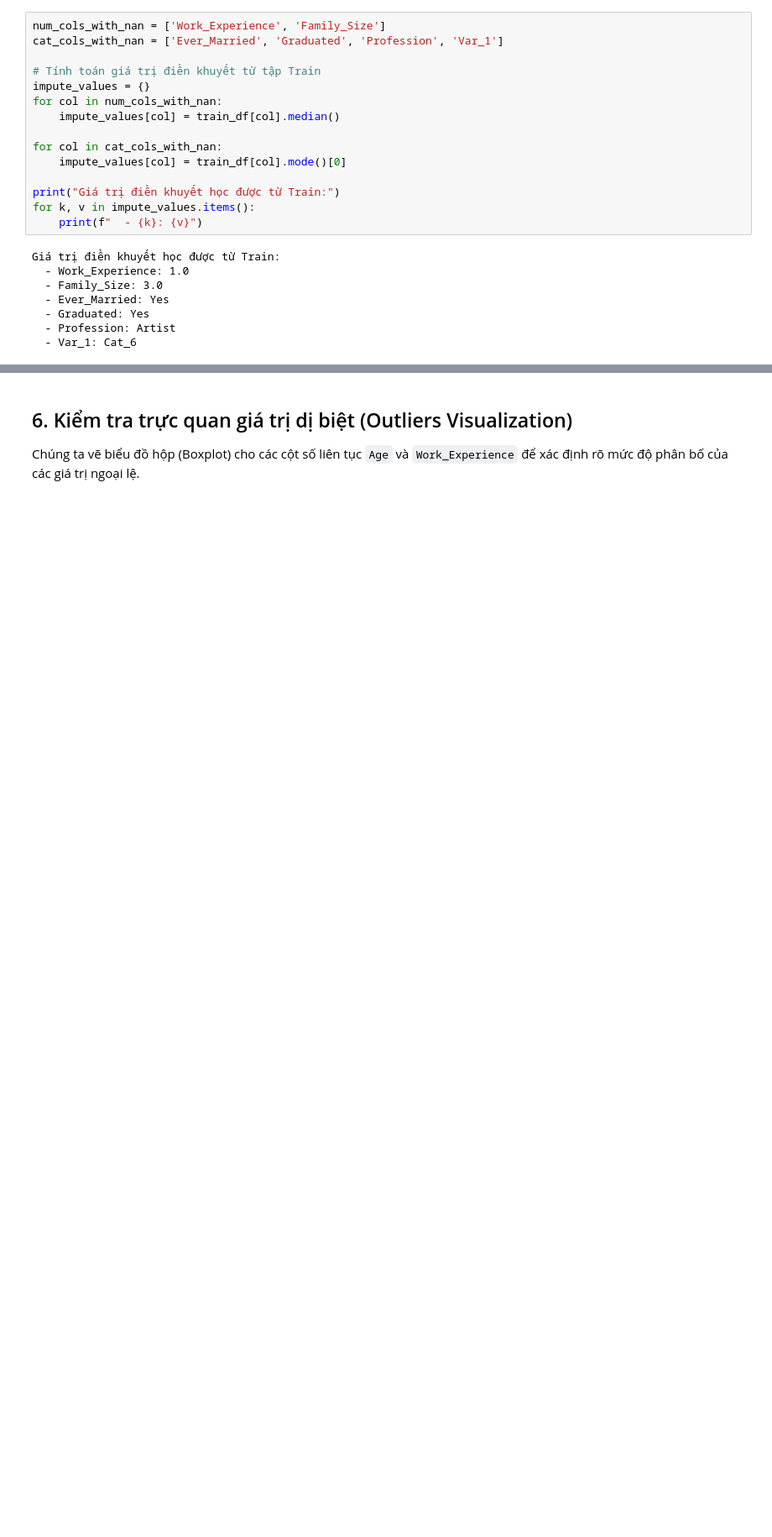
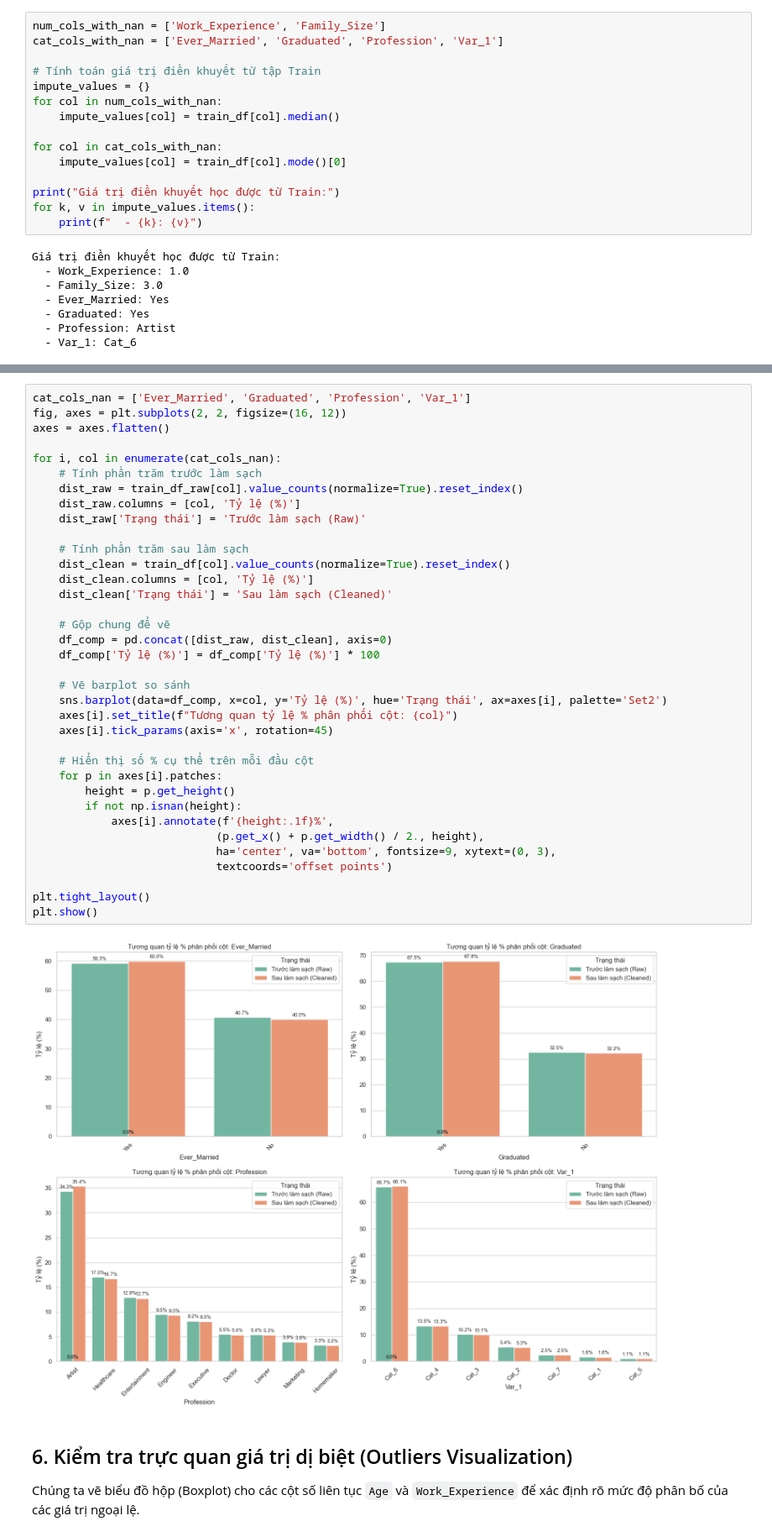
Before and after one commit to itsanhkhoi12/UTH-MACHINE-LEARNING-ASSIGNMENTS-GR02, a Jupyter notebook: practice_3/vqd_3/03_data_cleaning.ipynb, the cells around one changed output, grey strips where cells are left out. Shown at 84% size. Drawn from its saved outputs; the diff is of its cells as text; blank space fills up the shorter version.

```diff
--- a/practice_3/vqd_3/03_data_cleaning.ipynb
+++ b/practice_3/vqd_3/03_data_cleaning.ipynb
@@ -201,3 +229,41 @@ Như ta thấy trên đồ thị KDE, đường phân phối sau khi điền khu
+# %%
+cat_cols_nan = ['Ever_Married', 'Graduated', 'Profession', 'Var_1']
+fig, axes = plt.subplots(2, 2, figsize=(16, 12))
+axes = axes.flatten()
+
+for i, col in enumerate(cat_cols_nan):
+    # Tính phần trăm trước làm sạch
+    dist_raw = train_df_raw[col].value_counts(normalize=True).reset_index()
+    dist_raw.columns = [col, 'Tỷ lệ (%)']
+    dist_raw['Trạng thái'] = 'Trước làm sạch (Raw)'
+
+    # Tính phần trăm sau làm sạch
+    dist_clean = train_df[col].value_counts(normalize=True).reset_index()
+    dist_clean.columns = [col, 'Tỷ lệ (%)']
+    dist_clean['Trạng thái'] = 'Sau làm sạch (Cleaned)'
+
+    # Gộp chung để vẽ
+    df_comp = pd.concat([dist_raw, dist_clean], axis=0)
+    df_comp['Tỷ lệ (%)'] = df_comp['Tỷ lệ (%)'] * 100
+
+    # Vẽ barplot so sánh
+    sns.barplot(data=df_comp, x=col, y='Tỷ lệ (%)', hue='Trạng thái', ax=axes[i], palette='Set2')
+    axes[i].set_title(f"Tương quan tỷ lệ % phân phối cột: {col}")
+    axes[i].tick_params(axis='x', rotation=45)
+
+    # Hiển thị số % cụ thể trên mỗi đầu cột
+    for p in axes[i].patches:
+        height = p.get_height()
+        if not np.isnan(height):
+            axes[i].annotate(f'{height:.1f}%',
+                            (p.get_x() + p.get_width() / 2., height),
+                            ha='center', va='bottom', fontsize=9, xytext=(0, 3),
+                            textcoords='offset points')
+
+plt.tight_layout()
+plt.show()
+# %% [output]
+[figure, added]
 # %% [markdown]
 ## 6. Kiểm tra trực quan giá trị dị biệt (Outliers Visualization)
 
```
Also changed, not shown: parts of 22 cells of this notebook, 33 other files.
